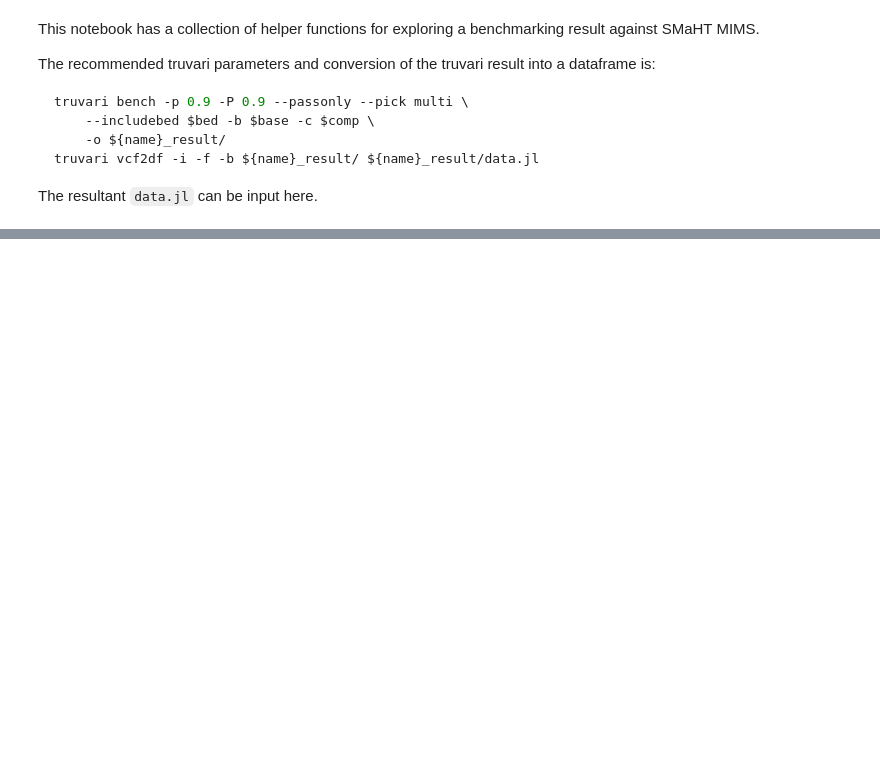
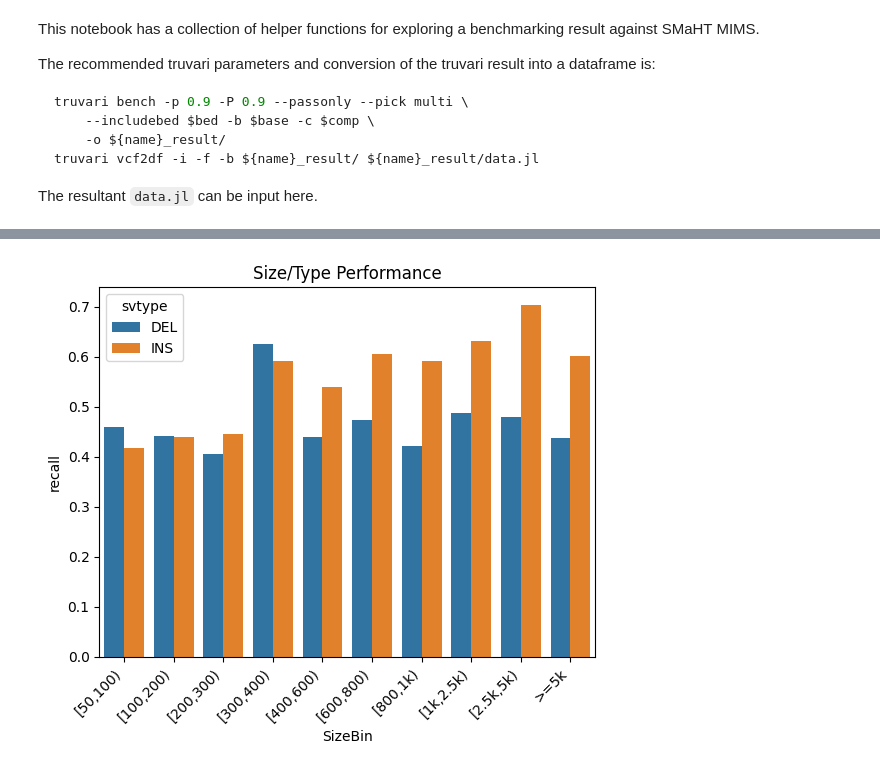
Before and after one commit to BCM-HGSC/SMaHT_MIMS, a Jupyter notebook: BenchmarkViz.ipynb, the cells around one changed output, grey strips where cells are left out. Cells and saved outputs as stored; diff of their text form; code cells hidden in the pictures; blank space fills up the shorter version.

Commit message:
Started the benchmark tutorial

```diff
--- a/BenchmarkViz.ipynb
+++ b/BenchmarkViz.ipynb
@@ -628,5 +21,0 @@ p.set(title="Predicted - Expected VAF", xlabel="VAF ∆")
-# %%
-p = sb.boxplot(data=comp_vars, x='vaf_bin', y='predicted_vaf')
-#sb.kdeplot(data=comp_vars, x="predicted_vaf", y="expected_vaf", hue="vaf_bin")
-p.set(title="Predicted vs Expected VAF")
-plt.legend().remove()
@@ -636,5 +21,0 @@ No artists with labels found to put in legend.  Note that artists whose label st
-# %%
-p = sb.scatterplot(data=comp_vars, x='predicted_vaf', y='expected_vaf')
-sb.kdeplot(data=comp_vars, x="predicted_vaf", y="expected_vaf", hue="vaf_bin")
-p.set(title="Predicted vs Expected VAF")
-plt.legend().remove()
@@ -760,0 +200,12 @@ sb.histplot(data=view, x="VAF_alt", hue='svtype', binwidth=0.02, multiple='stack
+# %%
+tru_data = joblib.load("../smaht/example_bench/merge381sawfish_result/data.jl")
+base, comp = split_base_comp(tru_data)
+
+# we have to set the predicted_vaf based on annotations in comparison VCF
+# This notebook has methods to fill in predicted_vaf for sniffles, sawfish, and svdss
+# You can create custom code to pull out your tool's VAF
+sample = "SMACUIX7SY21"
+comp['predicted_vaf'] = get_predicted_vaf(comp, sample, "sawfish")
+
+# Now, we can recombine and simplify the annotations
+data = make_mosaic_df(base, comp)
@@ -760,0 +273,4 @@ sb.histplot(data=view, x="VAF_alt", hue='svtype', binwidth=0.02, multiple='stack
+# %%
+# Stratify by type and size
+strat1_table = size_type_metrics(data)
+strat1_table.head()
@@ -760,0 +284,5 @@ sb.histplot(data=view, x="VAF_alt", hue='svtype', binwidth=0.02, multiple='stack
+# %%
+# Make the plot for recall
+m_plot = size_type_barplot(strat1_table, "recall")
+# %% [output]
+[figure, added]
```
Also changed, not shown: parts of 88 cells of this notebook.
